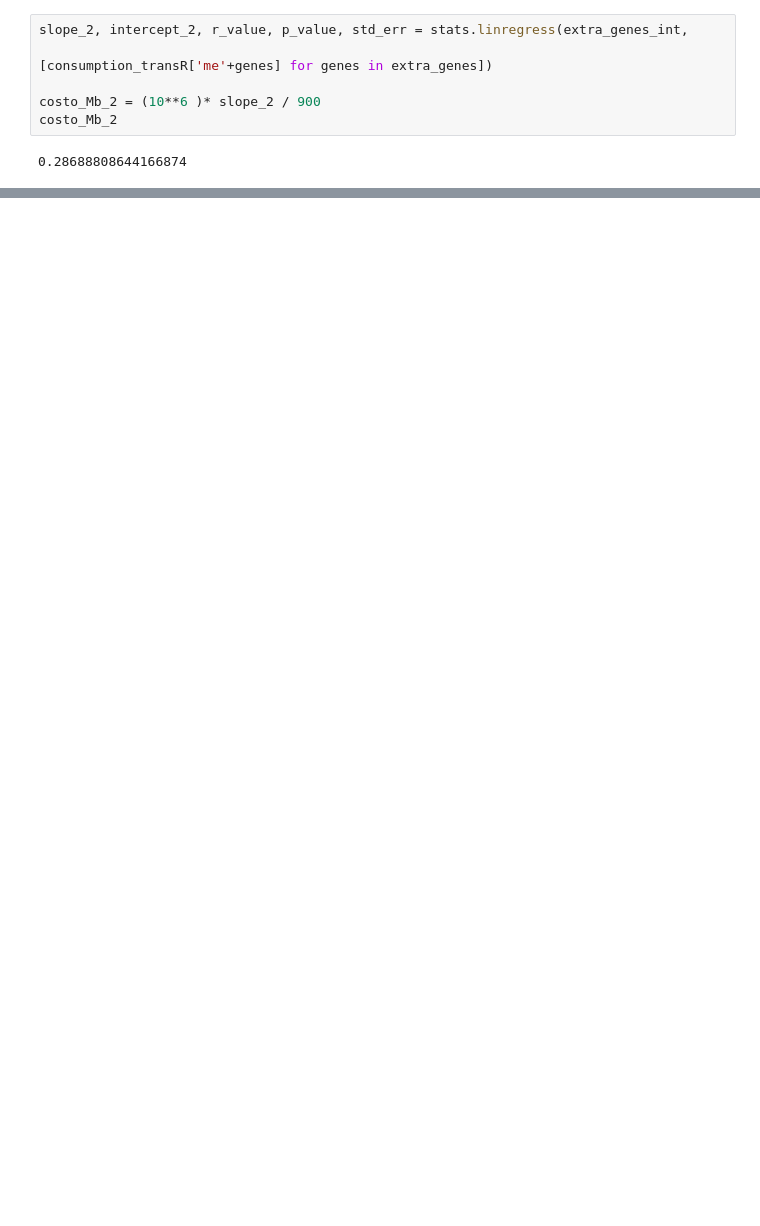
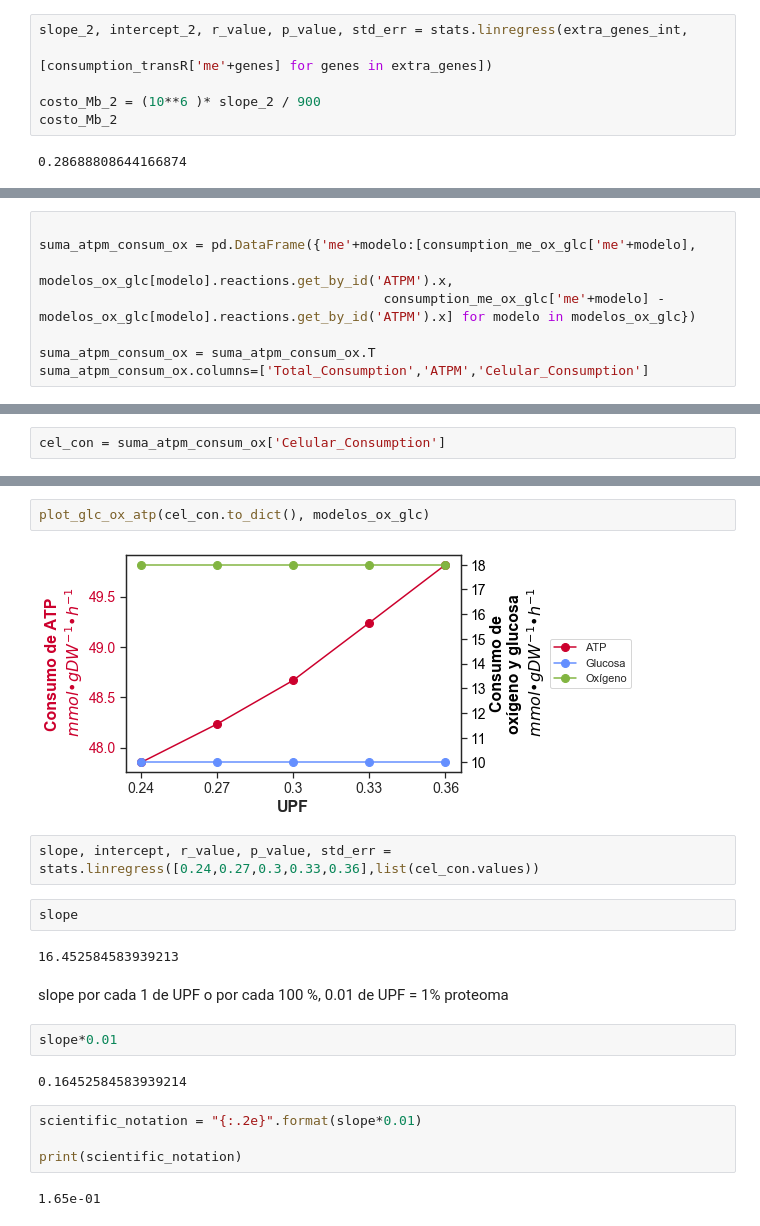
Before and after one commit to utrillalab/Cell_Resource_Minimization_Strategies, a Jupyter notebook: src/Energy.ipynb, the cells around one changed output, grey strips where cells are left out. Drawn from its saved outputs; the diff is of its cells as text; blank space fills up the shorter version.

```diff
--- a/src/Energy.ipynb
+++ b/src/Energy.ipynb
@@ -234,0 +254,8 @@ plot_glc_ox_atp(consumption_transR, transcription_models)
+# %%
+
+suma_atpm_consum_ox = pd.DataFrame({'me'+modelo:[consumption_me_ox_glc['me'+modelo],
+                                            modelos_ox_glc[modelo].reactions.get_by_id('ATPM').x,
+                                            consumption_me_ox_glc['me'+modelo] - modelos_ox_glc[modelo].reactions.get_by_id('ATPM').x] for modelo in modelos_ox_glc})
+
+suma_atpm_consum_ox = suma_atpm_consum_ox.T
+suma_atpm_consum_ox.columns=['Total_Consumption','ATPM','Celular_Consumption']
@@ -234,0 +271,2 @@ plot_glc_ox_atp(consumption_transR, transcription_models)
+# %%
+cel_con = suma_atpm_consum_ox['Celular_Consumption']
@@ -234,0 +282,22 @@ plot_glc_ox_atp(consumption_transR, transcription_models)
+# %%
+plot_glc_ox_atp(cel_con.to_dict(), modelos_ox_glc)
+# %% [output]
+[figure, added]
+# %%
+slope, intercept, r_value, p_value, std_err = stats.linregress([0.24,0.27,0.3,0.33,0.36],list(cel_con.values))
+# %%
+slope
+# %% [output]
+16.452584583939213
+# %% [markdown]
+slope por cada 1 de UPF o por cada 100 %, 0.01 de UPF  = 1% proteoma
+# %%
+slope*0.01
+# %% [output]
+0.16452584583939214
+# %%
+scientific_notation = "{:.2e}".format(slope*0.01)
+
+print(scientific_notation)
+# %% [output]
+1.65e-01
```
Also changed, not shown: parts of 22 cells of this notebook, 10 other files.
